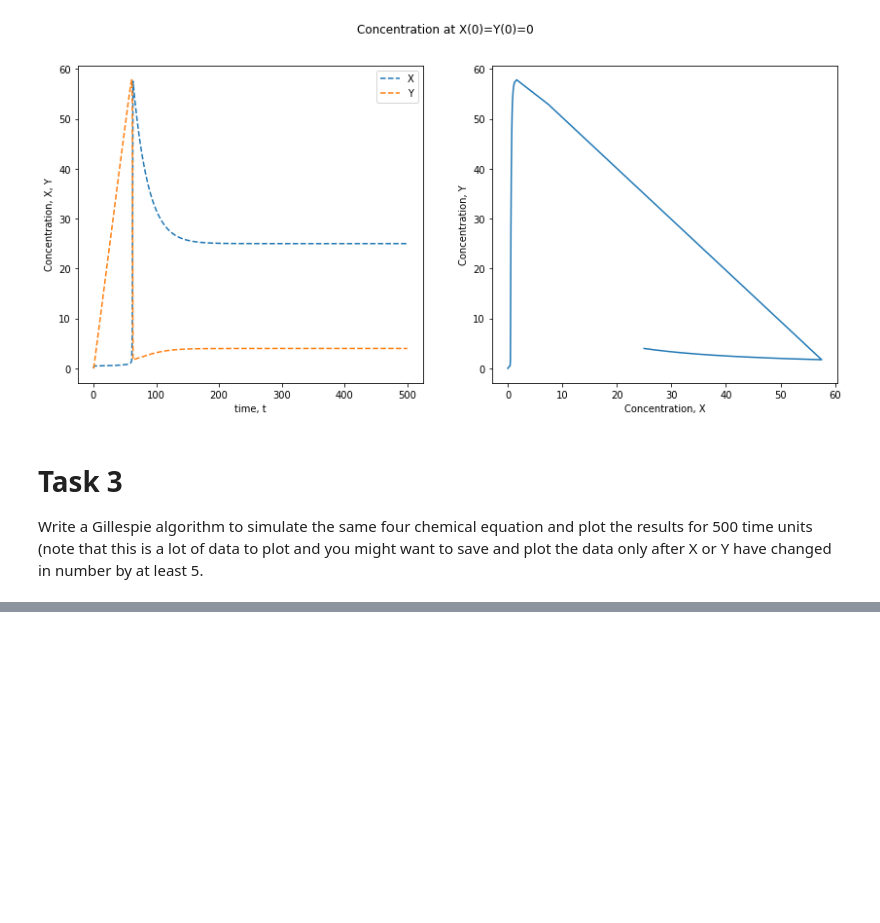
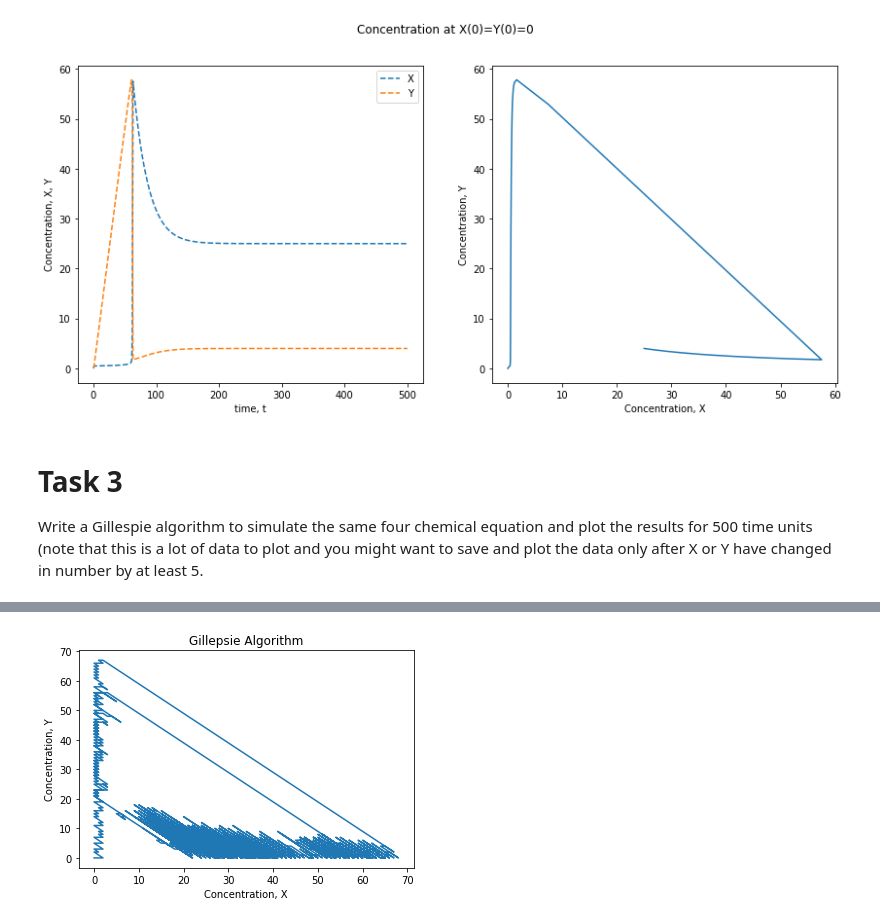
Before and after one commit to eugeneteoh/COMP3212-Computational-Biology, a Jupyter notebook: tutorial_4/tutorial_4.ipynb, the cells around one changed output, grey strips where cells are left out. Cells and saved outputs as stored; diff of their text form; code cells hidden in the pictures; blank space fills up the shorter version.

```diff
--- a/tutorial_4/tutorial_4.ipynb
+++ b/tutorial_4/tutorial_4.ipynb
@@ -140,0 +78,3 @@ Wall time: 91.3 ms
+# %%
+%time sim.simulate(max_t=500, max_iter=100000, n_procs=2, n_reps=1)
+results = sim.results
@@ -140,0 +93,8 @@ Wall time: 91.3 ms
+# %%
+plt.plot(results[0][0][:, 0], results[0][0][:, 1])
+plt.title('Gillepsie Algorithm')
+plt.xlabel('Concentration, X')
+plt.ylabel('Concentration, Y')
+plt.show()
+# %% [output]
+[figure, added]
```
Also changed, not shown: parts of 12 cells of this notebook.
